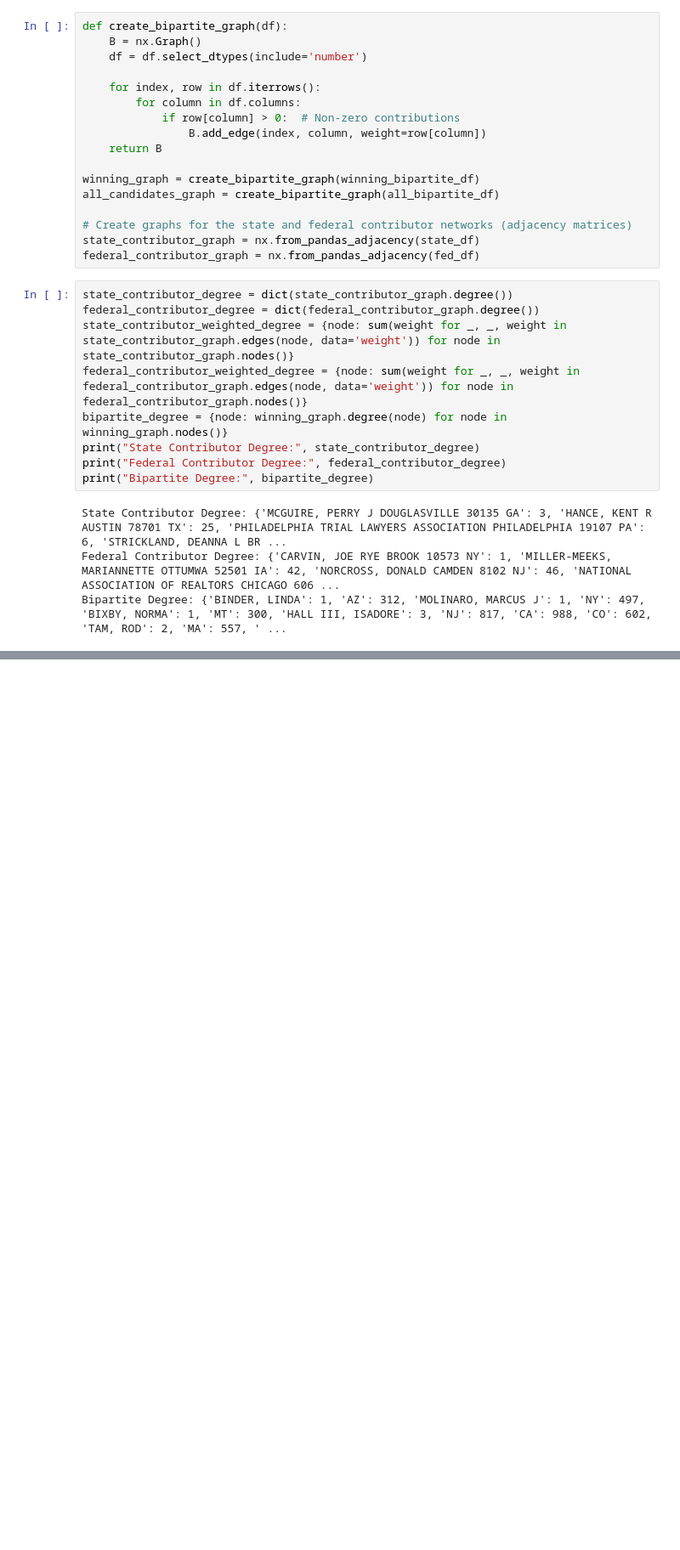
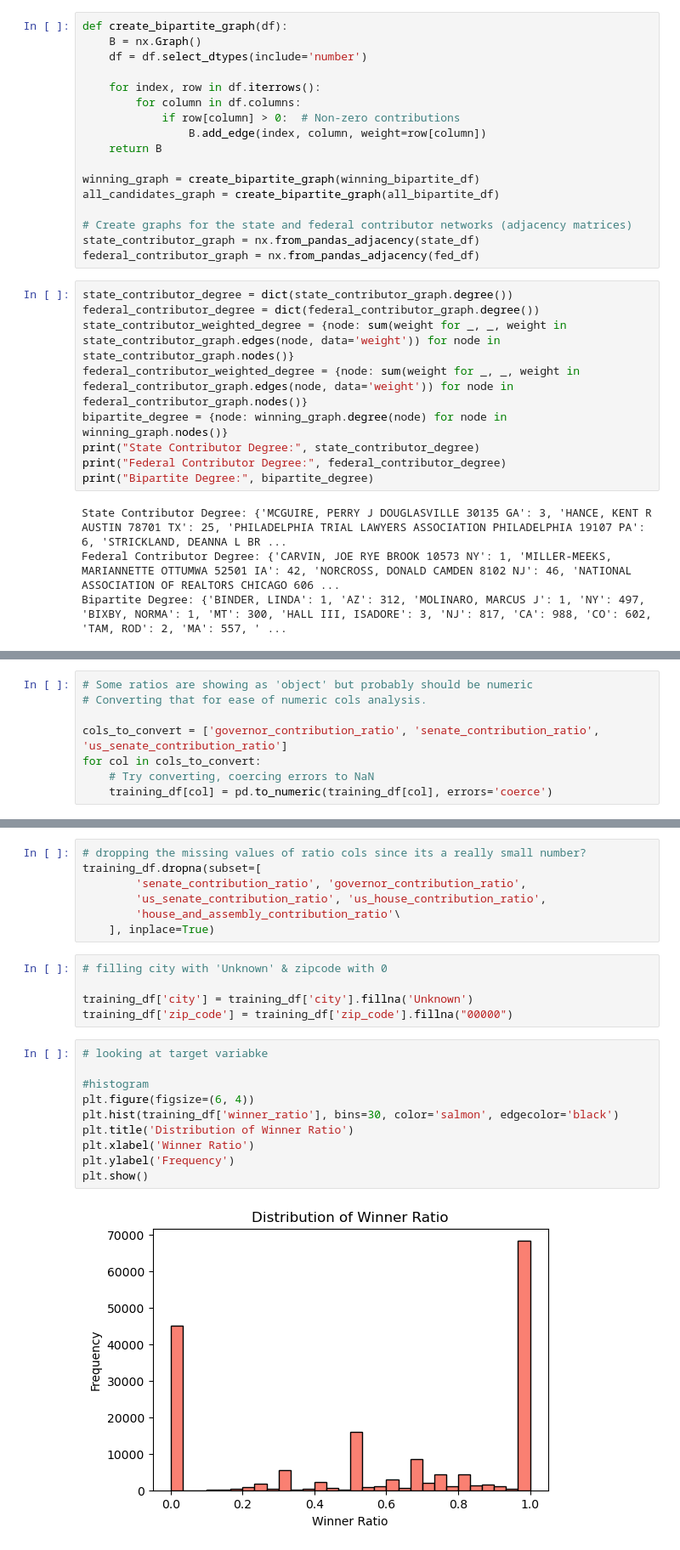
Before and after one commit to aakanksha1dutta/statisticalml, a Jupyter notebook: kaggle 2/kaggle_campaign_contribution_lab.ipynb, the cells around one changed output, grey strips where cells are left out. Shown at 85% size. Cells and saved outputs as stored; diff of their text form; blank space fills up the shorter version.

```diff
--- a/kaggle 2/kaggle_campaign_contribution_lab.ipynb
+++ b/kaggle 2/kaggle_campaign_contribution_lab.ipynb
@@ -76,0 +83,8 @@ Bipartite Degree: {'BINDER, LINDA': 1, 'AZ': 312, 'MOLINARO, MARCUS J': 1, 'NY':
+# %%
+# Some ratios are showing as 'object' but probably should be numeric
+# Converting that for ease of numeric cols analysis.
+
+cols_to_convert = ['governor_contribution_ratio', 'senate_contribution_ratio', 'us_senate_contribution_ratio']
+for col in cols_to_convert:
+    # Try converting, coercing errors to NaN
+    training_df[col] = pd.to_numeric(training_df[col], errors='coerce')
@@ -76,0 +111,24 @@ Bipartite Degree: {'BINDER, LINDA': 1, 'AZ': 312, 'MOLINARO, MARCUS J': 1, 'NY':
+# %%
+# dropping the missing values of ratio cols since its a really small number?
+training_df.dropna(subset=[
+        'senate_contribution_ratio', 'governor_contribution_ratio',
+        'us_senate_contribution_ratio', 'us_house_contribution_ratio',
+        'house_and_assembly_contribution_ratio'\
+    ], inplace=True)
+# %%
+# filling city with 'Unknown' & zipcode with 0
+
+training_df['city'] = training_df['city'].fillna('Unknown')
+training_df['zip_code'] = training_df['zip_code'].fillna("00000")
+# %%
+# looking at target variabke
+
+#histogram
+plt.figure(figsize=(6, 4))
+plt.hist(training_df['winner_ratio'], bins=30, color='salmon', edgecolor='black')
+plt.title('Distribution of Winner Ratio')
+plt.xlabel('Winner Ratio')
+plt.ylabel('Frequency')
+plt.show()
+# %% [output]
+[figure, added]
```
Also changed, not shown: parts of 7 cells of this notebook.
